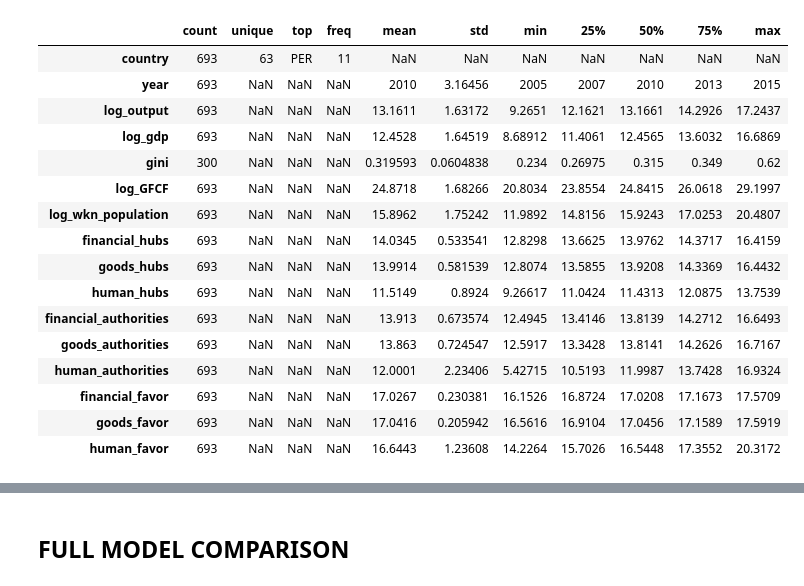
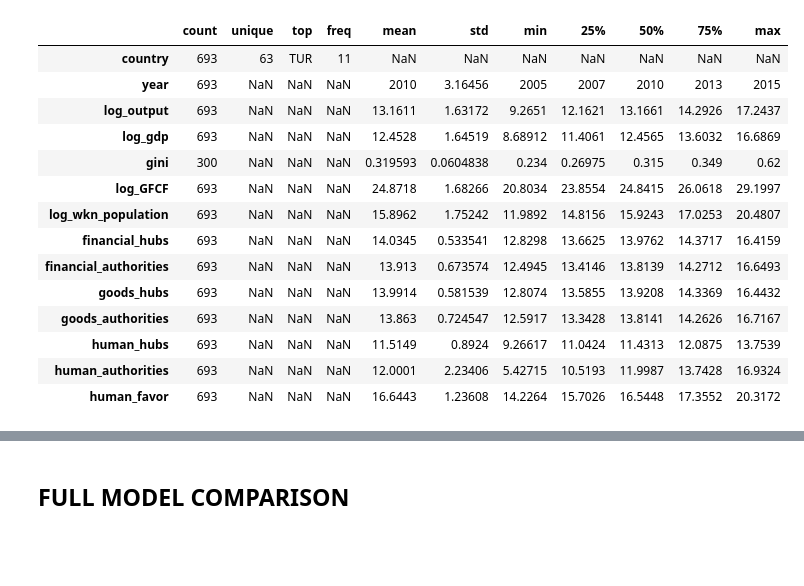
Before and after one commit to jaimeoliver1/social_capital_in_trade_networks, a Jupyter notebook: notebooks/01_01_linear_models_social_capital.ipynb, the cells around one changed output, grey strips where cells are left out. Saved outputs shown, nothing was run; the diff lists cells and outputs as text; code cells hidden in the pictures; blank space fills up the shorter version.

```diff
--- a/notebooks/01_01_linear_models_social_capital.ipynb
+++ b/notebooks/01_01_linear_models_social_capital.ipynb
@@ -55,10 +34,13 @@ reduced_terms_list.remove('financial_favor')
+# %%
+reduced_terms_list, df_model = data_loader(output_filepath)
+df_model = df_model[df_model.year.between(1993, 2016)]
 # %%
-corr_cols = ['log_output', 'log_gdp', 'gini', 'log_GFCF', 'log_wkn_population'] + [f'{n}_{c}' for c in centralities for n in networks]
+corr_cols = ['log_output', 'log_gdp', 'gini', 'log_GFCF', 'log_wkn_population'] + reduced_terms_list
 
 df_model[['country', 'year'] + corr_cols].describe(include='all').T
 # %% [output]
 |  | count | unique | top | freq | mean | std | min | 25% | 50% | 75% | max |
-| country | 693 | 63 | PER | 11 | NaN | NaN | NaN | NaN | NaN | NaN | NaN |
+| country | 693 | 63 | TUR | 11 | NaN | NaN | NaN | NaN | NaN | NaN | NaN |
 | year | 693 | NaN | NaN | NaN | 2010 | 3.16456 | 2005 | 2007 | 2010 | 2013 | 2015 |
 | log_output | 693 | NaN | NaN | NaN | 13.1611 | 1.63172 | 9.2651 | 12.1621 | 13.1661 | 14.2926 | 17.2437 |
 | log_gdp | 693 | NaN | NaN | NaN | 12.4528 | 1.64519 | 8.68912 | 11.4061 | 12.4565 | 13.6032 | 16.6869 |
@@ -66,13 +48,11 @@ df_model[['country', 'year'] + corr_cols].describe(include='all').T
 | log_GFCF | 693 | NaN | NaN | NaN | 24.8718 | 1.68266 | 20.8034 | 23.8554 | 24.8415 | 26.0618 | 29.1997 |
 | log_wkn_population | 693 | NaN | NaN | NaN | 15.8962 | 1.75242 | 11.9892 | 14.8156 | 15.9243 | 17.0253 | 20.4807 |
 | financial_hubs | 693 | NaN | NaN | NaN | 14.0345 | 0.533541 | 12.8298 | 13.6625 | 13.9762 | 14.3717 | 16.4159 |
+| financial_authorities | 693 | NaN | NaN | NaN | 13.913 | 0.673574 | 12.4945 | 13.4146 | 13.8139 | 14.2712 | 16.6493 |
 | goods_hubs | 693 | NaN | NaN | NaN | 13.9914 | 0.581539 | 12.8074 | 13.5855 | 13.9208 | 14.3369 | 16.4432 |
+| goods_authorities | 693 | NaN | NaN | NaN | 13.863 | 0.724547 | 12.5917 | 13.3428 | 13.8141 | 14.2626 | 16.7167 |
 | human_hubs | 693 | NaN | NaN | NaN | 11.5149 | 0.8924 | 9.26617 | 11.0424 | 11.4313 | 12.0875 | 13.7539 |
-| financial_authorities | 693 | NaN | NaN | NaN | 13.913 | 0.673574 | 12.4945 | 13.4146 | 13.8139 | 14.2712 | 16.6493 |
-| goods_authorities | 693 | NaN | NaN | NaN | 13.863 | 0.724547 | 12.5917 | 13.3428 | 13.8141 | 14.2626 | 16.7167 |
 | human_authorities | 693 | NaN | NaN | NaN | 12.0001 | 2.23406 | 5.42715 | 10.5193 | 11.9987 | 13.7428 | 16.9324 |
-| financial_favor | 693 | NaN | NaN | NaN | 17.0267 | 0.230381 | 16.1526 | 16.8724 | 17.0208 | 17.1673 | 17.5709 |
-| goods_favor | 693 | NaN | NaN | NaN | 17.0416 | 0.205942 | 16.5616 | 16.9104 | 17.0456 | 17.1589 | 17.5919 |
 | human_favor | 693 | NaN | NaN | NaN | 16.6443 | 1.23608 | 14.2264 | 15.7026 | 16.5448 | 17.3552 | 20.3172 |
 # %%
 plt.rcParams.update({'font.size': 18})
```
Also changed, not shown: parts of 26 cells of this notebook, 10 other files.
